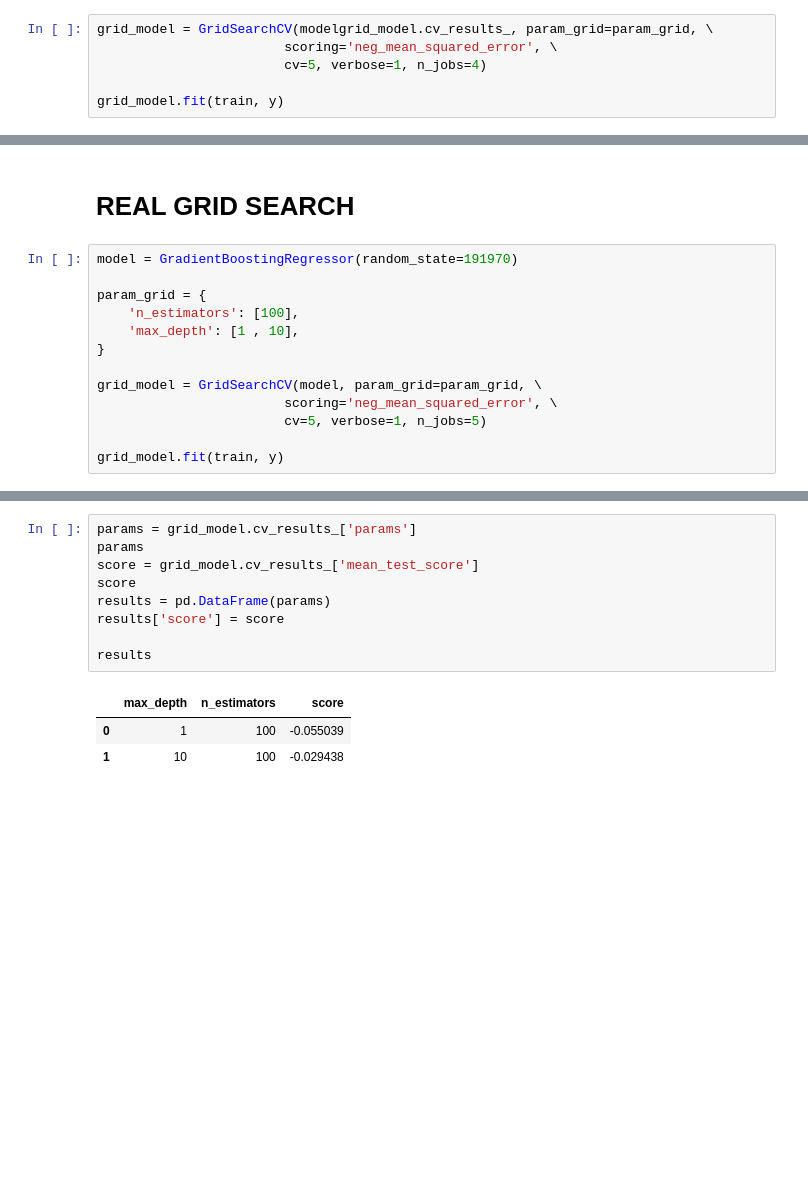
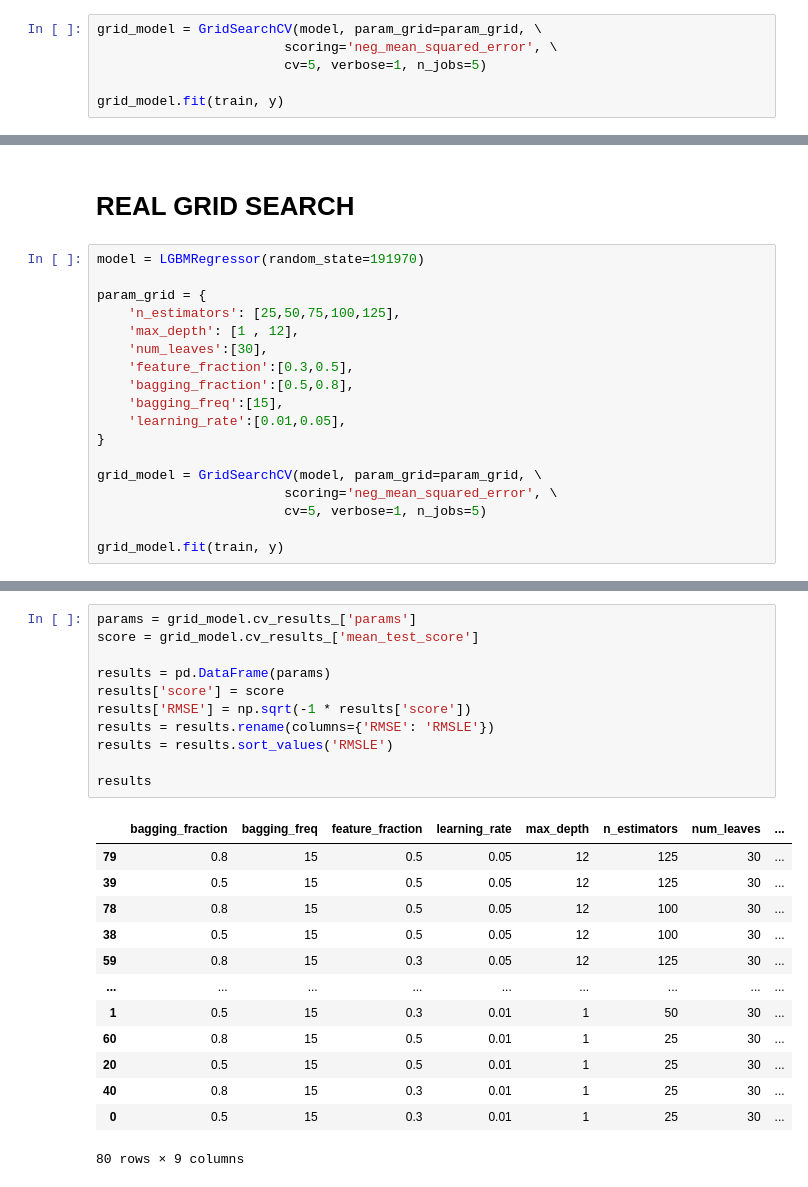
Before and after one commit to HEX191970/TOY_DATASET, a Jupyter notebook: kaggle_house/2019_2nd_ML_month_with_KaKR.ipynb, the cells around one changed output, grey strips where cells are left out. Drawn from its saved outputs; the diff is of its cells as text; blank space fills up the shorter version.

```diff
--- a/kaggle_house/2019_2nd_ML_month_with_KaKR.ipynb
+++ b/kaggle_house/2019_2nd_ML_month_with_KaKR.ipynb
@@ -380,9 +385,9 @@ param_grid = {
 # %%
 model = LGBMRegressor(random_state=random_state)
 # %%
-grid_model = GridSearchCV(modelgrid_model.cv_results_, param_grid=param_grid, \
+grid_model = GridSearchCV(model, param_grid=param_grid, \
                         scoring='neg_mean_squared_error', \
-                        cv=5, verbose=1, n_jobs=4)
+                        cv=5, verbose=1, n_jobs=5)
 
 grid_model.fit(train, y)
 # %% [output]
@@ -545,11 +548,16 @@ def save_submission(model, train, y, test, model_name, rmsle=None):
 # %% [markdown]
 # REAL GRID SEARCH
 # %%
-model = GradientBoostingRegressor(random_state=191970)
+model = LGBMRegressor(random_state=191970)
 
 param_grid = {
-    'n_estimators': [100],
-    'max_depth': [1 , 10],
+    'n_estimators': [25,50,75,100,125],
+    'max_depth': [1 , 12],
+    'num_leaves':[30],
+    'feature_fraction':[0.3,0.5],
+    'bagging_fraction':[0.5,0.8],
+    'bagging_freq':[15],
+    'learning_rate':[0.01,0.05],
 }
 
 grid_model = GridSearchCV(model, param_grid=param_grid, \
@@ -580,14 +592,26 @@ GridSearchCV(cv=5, error_score=nan,
              scoring='neg_mean_squared_error', verbose=1)
 # %%
 params = grid_model.cv_results_['params']
-params
 score = grid_model.cv_results_['mean_test_score']
-score
+
 results = pd.DataFrame(params)
 results['score'] = score
+results['RMSE'] = np.sqrt(-1 * results['score'])
+results = results.rename(columns={'RMSE': 'RMSLE'})
+results = results.sort_values('RMSLE')
 
 results
 # %% [output]
-|  | max_depth | n_estimators | score |
-| 0 | 1 | 100 | -0.055039 |
-| 1 | 10 | 100 | -0.029438 |
+|  | bagging_fraction | bagging_freq | feature_fraction | learning_rate | max_depth | n_estimators | num_leaves | ... |
+| 79 | 0.8 | 15 | 0.5 | 0.05 | 12 | 125 | 30 | ... |
+| 39 | 0.5 | 15 | 0.5 | 0.05 | 12 | 125 | 30 | ... |
+| 78 | 0.8 | 15 | 0.5 | 0.05 | 12 | 100 | 30 | ... |
+| 38 | 0.5 | 15 | 0.5 | 0.05 | 12 | 100 | 30 | ... |
+| 59 | 0.8 | 15 | 0.3 | 0.05 | 12 | 125 | 30 | ... |
+| ... | ... | ... | ... | ... | ... | ... | ... | ... |
+| 1 | 0.5 | 15 | 0.3 | 0.01 | 1 | 50 | 30 | ... |
+| 60 | 0.8 | 15 | 0.5 | 0.01 | 1 | 25 | 30 | ... |
+| 20 | 0.5 | 15 | 0.5 | 0.01 | 1 | 25 | 30 | ... |
+| 40 | 0.8 | 15 | 0.3 | 0.01 | 1 | 25 | 30 | ... |
+| 0 | 0.5 | 15 | 0.3 | 0.01 | 1 | 25 | 30 | ... |
+80 rows × 9 columns
```
Also changed, not shown: parts of 23 cells of this notebook.
